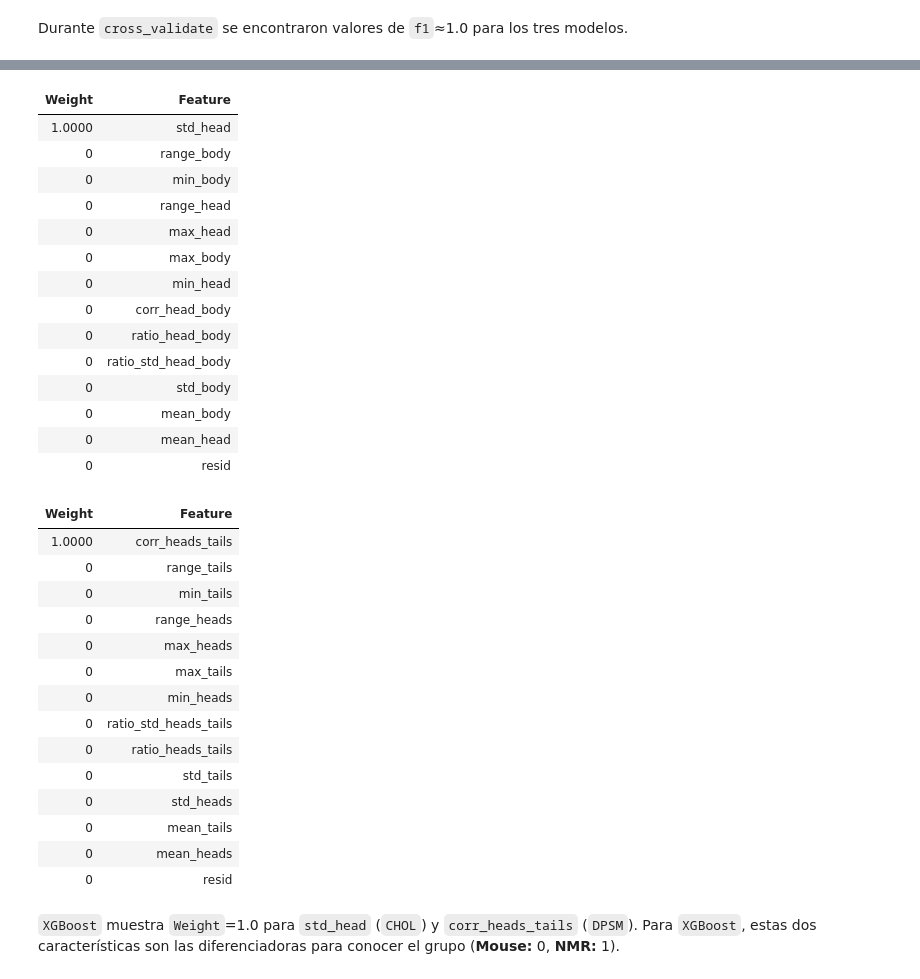
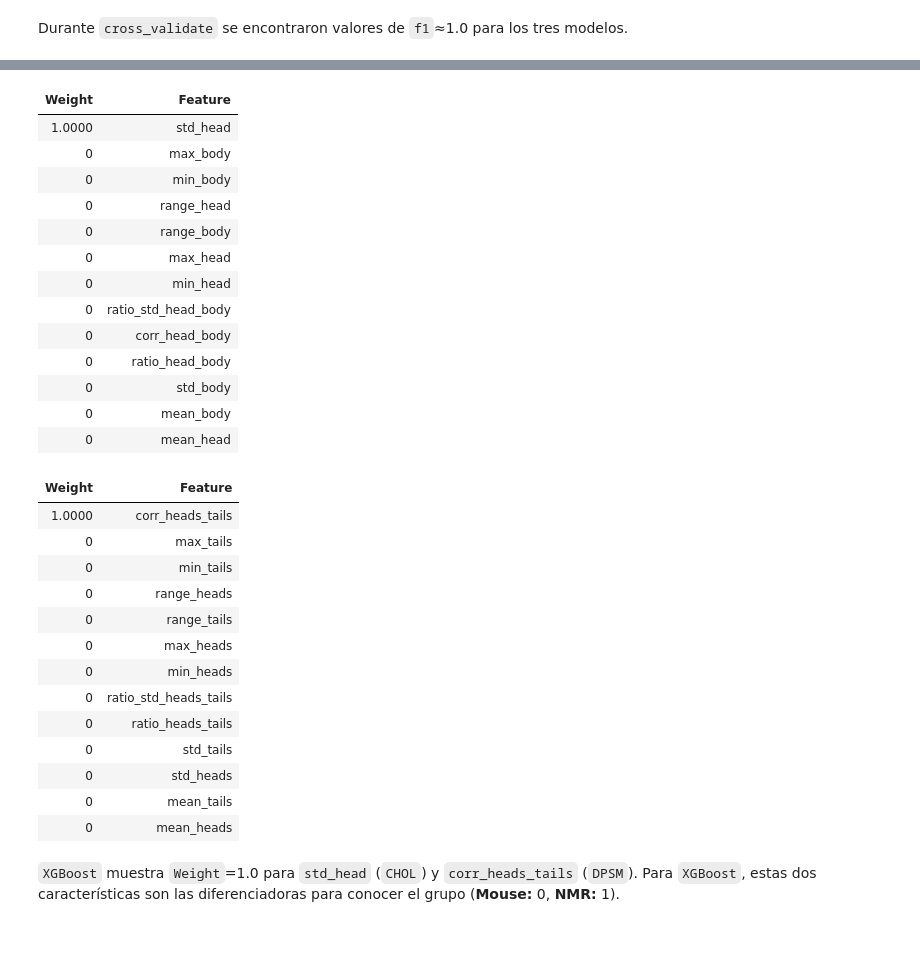
Before and after one commit to dylanhrojas/mouse-nmr, a Jupyter notebook: notebooks/03_training.ipynb, the cells around one changed output, grey strips where cells are left out. Saved outputs shown, nothing was run; the diff lists cells and outputs as text; code cells hidden in the pictures; blank space fills up the shorter version.

```diff
--- a/notebooks/03_training.ipynb
+++ b/notebooks/03_training.ipynb
@@ -175,6 +161,6 @@ y=1 top features
 # %%
-lr_baseline.fit(X_train_dpsm_scaled, y_train_dpsm)
-eli5.show_weights(lr_baseline, feature_names=X_dpsm.columns.to_list())
+log_reg_pipe.fit(X_train_dpsm, y_train_dpsm)
+eli5.show_weights(log_reg_pipe.named_steps["clf"], feature_names=X_dpsm.columns.to_list())
 # %% [output]
 y=1 top features
 | Weight? | Feature |
@@ -196,5 +181,5 @@ Para `LogisticRegression` en el tipo `CHOL`, `BIAS` es la característica con ma
 # %%
-rf_baseline.fit(X_train_chol_scaled, y_train_chol)
-eli5.show_weights(rf_baseline, feature_names=X_chol.columns.to_list())
+random_forest_pipe.fit(X_train_chol, y_train_chol)
+eli5.show_weights(random_forest_pipe.named_steps["clf"], feature_names=X_chol.columns.to_list())
 # %% [output]
 | Weight | Feature |
@@ -215,5 +199,5 @@ eli5.show_weights(rf_baseline, feature_names=X_chol.columns.to_list())
 # %%
-rf_baseline.fit(X_train_dpsm_scaled, y_train_dpsm)
-eli5.show_weights(rf_baseline, feature_names=X_dpsm.columns.to_list())
+random_forest_pipe.fit(X_train_dpsm, y_train_dpsm)
+eli5.show_weights(random_forest_pipe.named_steps["clf"], feature_names=X_dpsm.columns.to_list())
 # %% [output]
 | Weight | Feature |
@@ -239,33 +248,32 @@ En `RandomForest` podemos encontrar pesos más balanceados. Las siguientes carac
 # %%
-xgb_baseline.fit(X_train_chol_scaled, y_train_chol)
-eli5.show_weights(xgb_baseline, feature_names=X_chol.columns.to_list())
+xgboost_pipe.fit(X_train_chol, y_train_chol)
+eli5.show_weights(xgboost_pipe.named_steps["clf"], feature_names=X_chol.columns.to_list())
 # %% [output]
 | Weight | Feature |
 | 1.0000 | std_head |
-| 0 | range_body |
+| 0 | max_body |
 | 0 | min_body |
 | 0 | range_head |
+| 0 | range_body |
 | 0 | max_head |
-| 0 | max_body |
 | 0 | min_head |
+| 0 | ratio_std_head_body |
 | 0 | corr_head_body |
 | 0 | ratio_head_body |
-| 0 | ratio_std_head_body |
 | 0 | std_body |
 | 0 | mean_body |
 | 0 | mean_head |
-| 0 | resid |
 # %%
-xgb_baseline.fit(X_train_dpsm_scaled, y_train_dpsm)
-eli5.show_weights(xgb_baseline, feature_names=X_dpsm.columns.to_list())
+xgboost_pipe.fit(X_train_dpsm, y_train_dpsm)
+eli5.show_weights(xgboost_pipe.named_steps["clf"], feature_names=X_dpsm.columns.to_list())
 # %% [output]
 | Weight | Feature |
 | 1.0000 | corr_heads_tails |
-| 0 | range_tails |
+| 0 | max_tails |
 | 0 | min_tails |
 | 0 | range_heads |
+| 0 | range_tails |
 | 0 | max_heads |
-| 0 | max_tails |
 | 0 | min_heads |
 | 0 | ratio_std_heads_tails |
 | 0 | ratio_heads_tails |
@@ -273,7 +281,6 @@ eli5.show_weights(xgb_baseline, feature_names=X_dpsm.columns.to_list())
 | 0 | std_heads |
 | 0 | mean_tails |
 | 0 | mean_heads |
-| 0 | resid |
 # %% [markdown]
 `XGBoost` muestra `Weight`=1.0 para `std_head` (`CHOL`) y `corr_heads_tails` (`DPSM`). Para `XGBoost`, estas dos características son las diferenciadoras para conocer el grupo (**Mouse:** 0, **NMR:** 1).
 # %%
```
Also changed, not shown: parts of 33 cells of this notebook.
